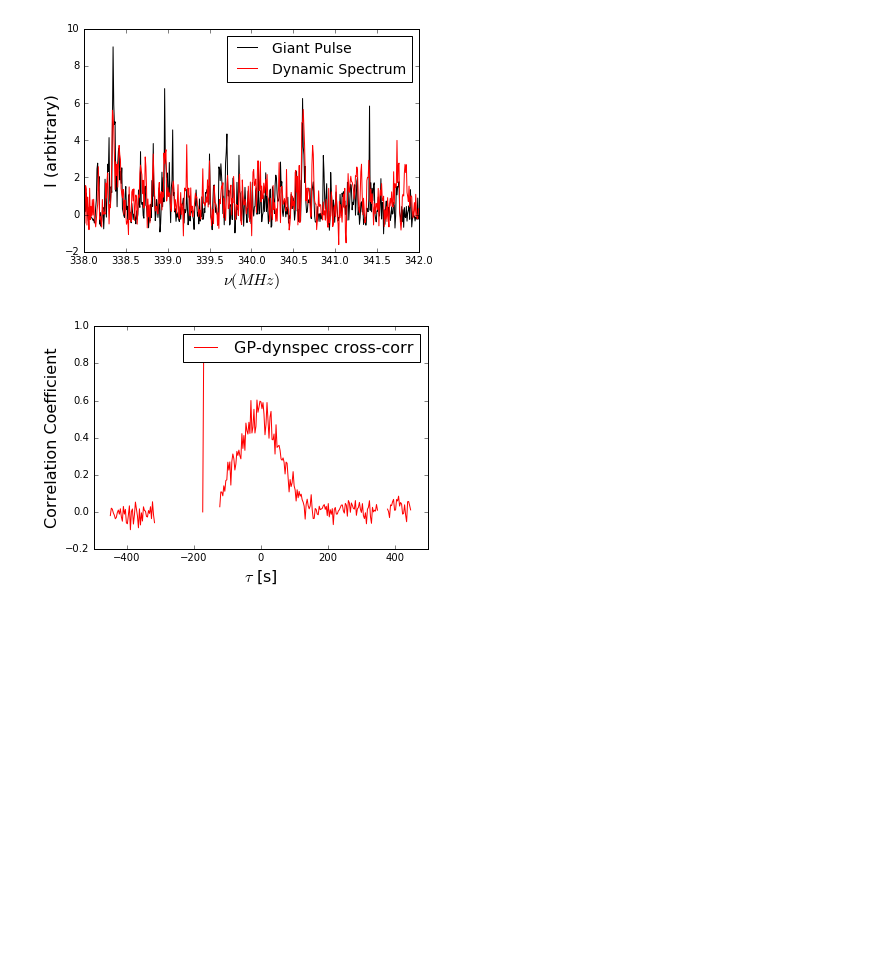
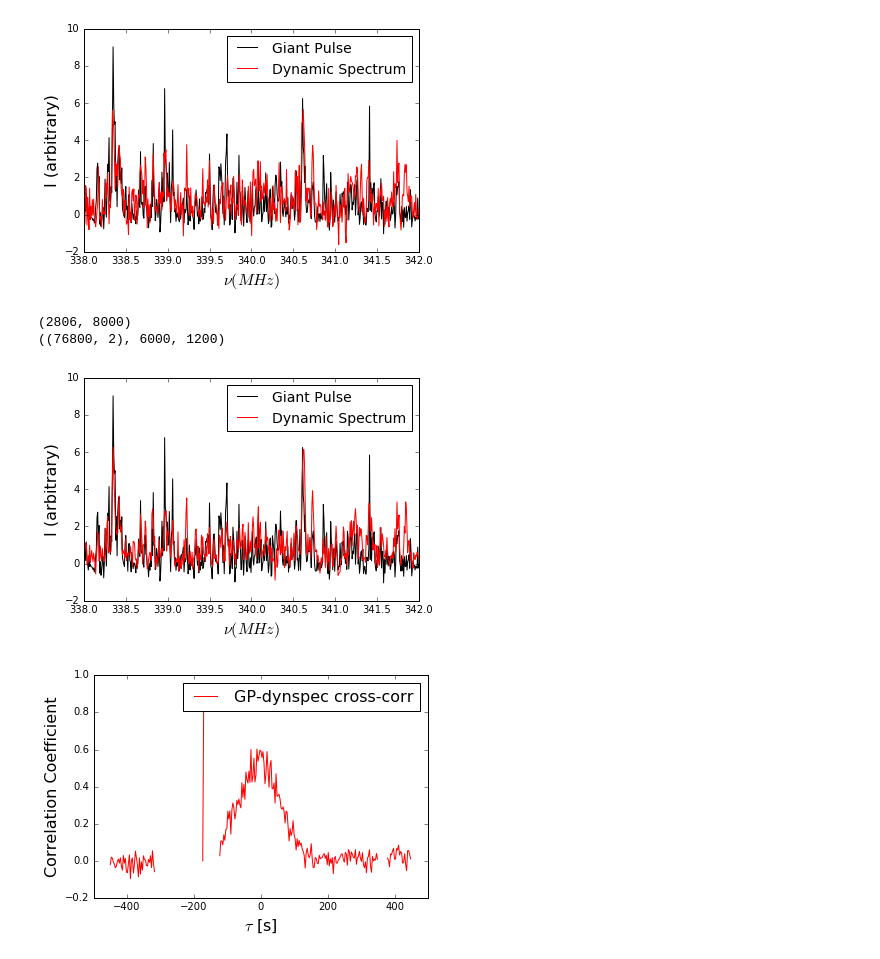
Before and after one commit to ramain/scint_analysis, a Jupyter notebook: b1957_GPs/B1957coherent.ipynb, the cells around one changed output. Saved outputs shown, nothing was run; the diff lists cells and outputs as text; code cells hidden in the pictures; blank space fills up the shorter version.

```diff
--- a/b1957_GPs/B1957coherent.ipynb
+++ b/b1957_GPs/B1957coherent.ipynb
@@ -623,42 +636,46 @@ t_gp = Time('2014-06-13T07:00:02.13597', precision=5)
 t0 = Time('2014-06-13T06:57:10.73000')
 
 dT = t_gp.unix - t0.unix
-Tbin = int(dT // 3)
+Tbin = int(dT // 4)
 print dyn_day1.shape
-GPdyn = dyn_day1[Tbin-5:Tbin+5,:6000].mean(0)
+GPdyn = dyn_signal[Tbin-3:Tbin+3,:6000].mean(0)
 
 GPR = np.load('/media/drive2/b1957-GPs/RGPs/GP%s.npy' % (t_gp.isot))
 GPL = np.load('/media/drive2/b1957-GPs/LGPs/GP%s.npy' % (t_gp.isot))
 
 GP = np.concatenate((GPR[...,np.newaxis],GPL[...,np.newaxis]),axis=-1)
 GP = rechanIm(GP, 6000)
 
 freq = np.linspace(311.5,311.5+48,6001)[:-1]
 
 pulse = (abs(GP[6])**2.0).sum(-1)
 bg = (abs(GP[:5])**2.0).mean(0).sum(-1)
 bgbin = (abs(GP[9])**2.0).sum(-1)
 
 GPspec = pulse - bg
 GPspec /= GPspec.std()
 GPdyn /= GPdyn.std()
 
 %matplotlib inline
 
 plt.plot(freq, GPspec, 'k', label='Giant Pulse')
 plt.plot(freq, GPdyn, 'r', label='Dynamic Spectrum')
 
 plt.plot()
 plt.legend()
 plt.xlabel(r'$\nu (MHz)$', fontsize=16)
 plt.ylabel('I (arbitrary)', fontsize=16)
 plt.legend(fontsize=14)
 
 # Select subset for plotting
 plt.xlim(338,342)
 
 if figures:
     plt.savefig('{0}/SpecComp.pdf'.format(figdir), dpi=500)
+# %% [output]
+(2806, 8000)
+((76800, 2), 6000, 1200)
+[figure, added]
 # %%
 """
 Compute cross correlation between GP spectra and dynamic spectra
```
Also changed, not shown: parts of 7 cells of this notebook, 2 other files.
